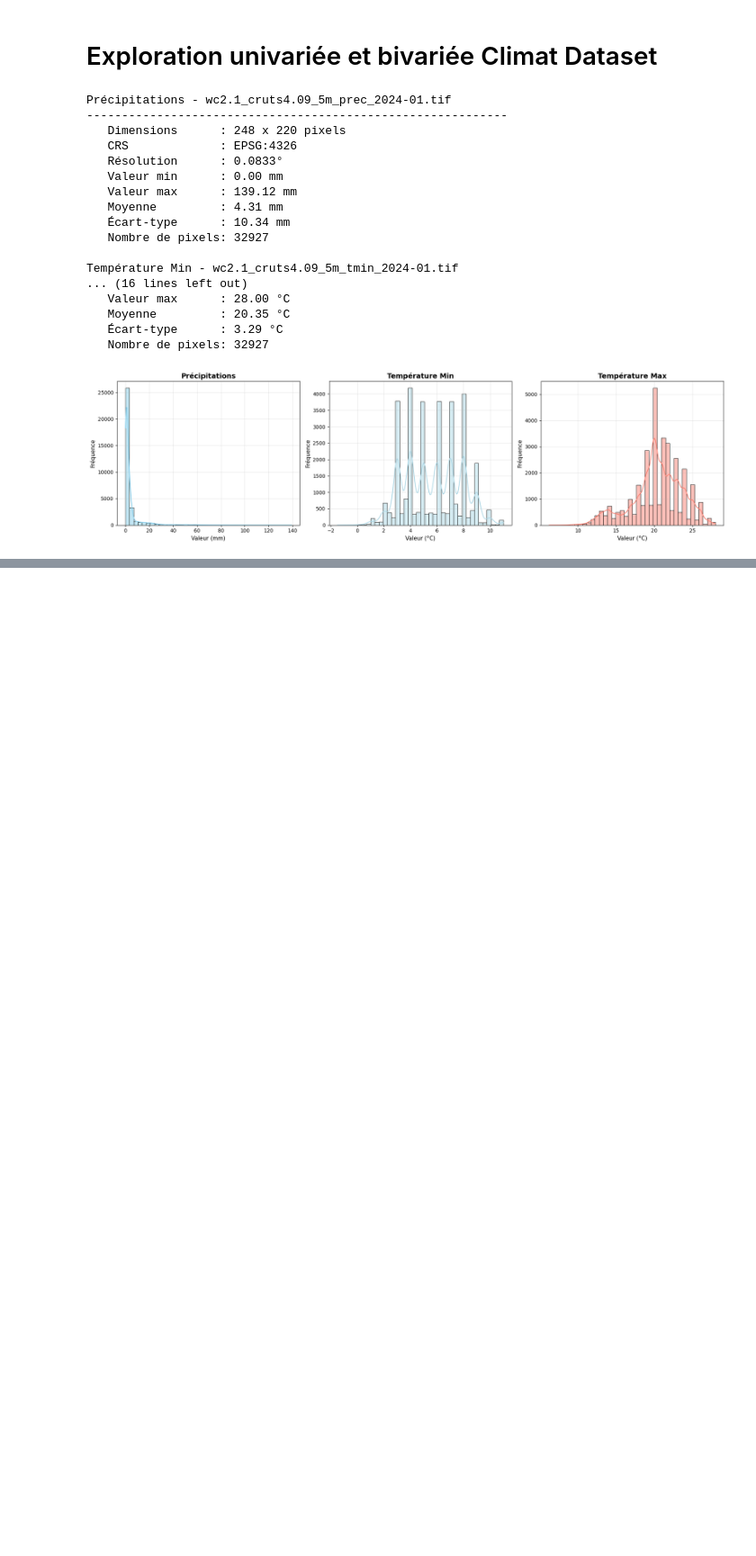
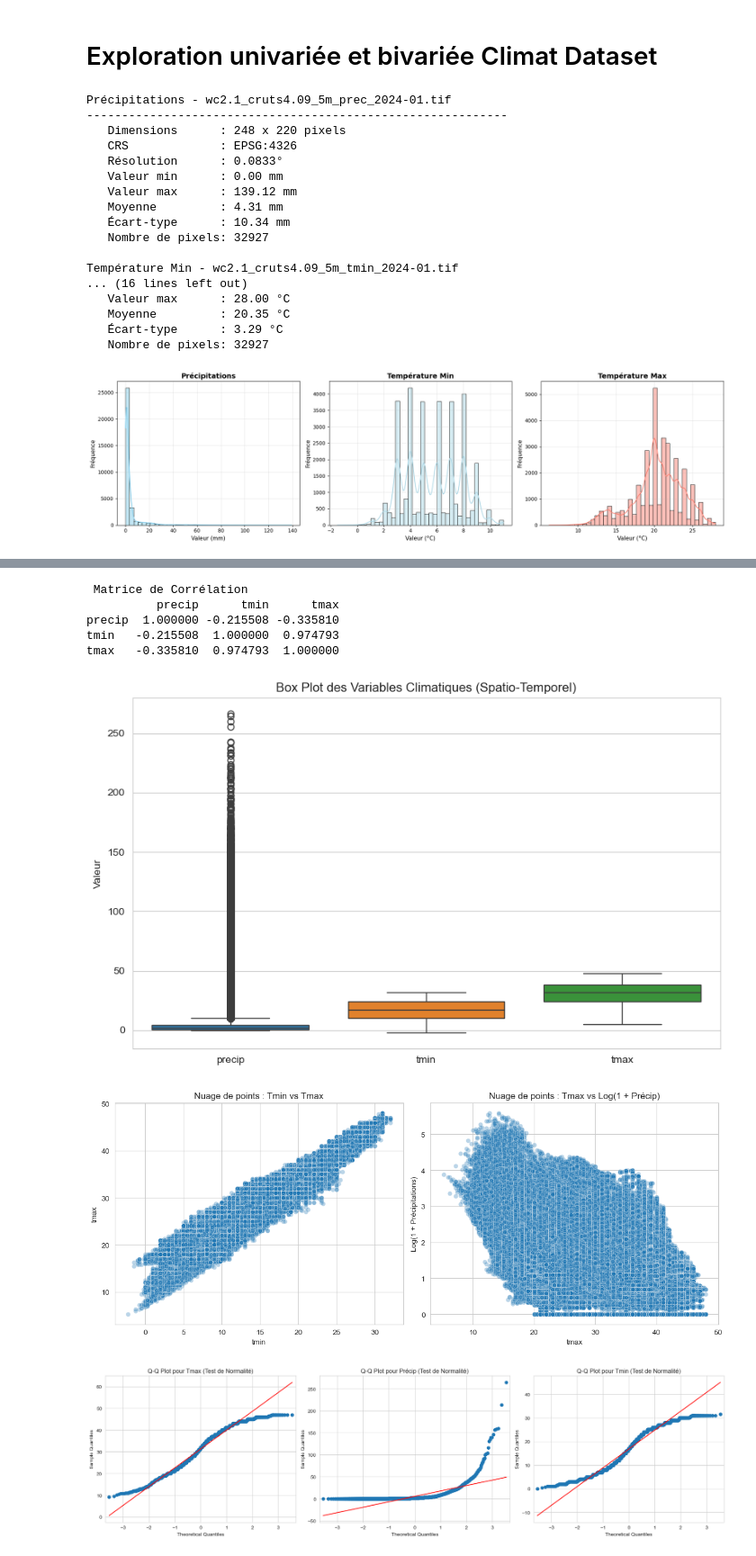
Before and after one commit to MohamedRamzi9/Data-Mining-Project, a Jupyter notebook: data_processing/Climat.ipynb, the cells around one changed output, grey strips where cells are left out. Shown at 90% size. Cells and saved outputs as stored; diff of their text form; code cells hidden in the pictures; blank space fills up the shorter version.

```diff
--- a/data_processing/Climat.ipynb
+++ b/data_processing/Climat.ipynb
@@ -307,0 +246,70 @@ NameError: name 'stats' is not defined
+# %%
+print("\n Matrice de Corrélation ")
+print(correlation_matrix)
+# %% [output]
+ Matrice de Corrélation
+          precip      tmin      tmax
+precip  1.000000 -0.215508 -0.335810
+tmin   -0.215508  1.000000  0.974793
+tmax   -0.335810  0.974793  1.000000
+# %%
+import matplotlib.pyplot as plt
+import seaborn as sns
+import statsmodels.api as sm # Nécessaire pour les Q-Q Plots
+
+
+# Configuration de base
+sns.set_style("whitegrid")
+
+# --- 1. Box Plots (Univarié) ---
+plt.figure(figsize=(10, 6))
+sns.boxplot(data=df_climat_flat[['precip', 'tmin', 'tmax']])
+plt.title('Box Plot des Variables Climatiques (Spatio-Temporel)')
+plt.ylabel('Valeur')
+plt.show()
+
+# --- 2. Scatter Plots (Bivarié) ---
+plt.figure(figsize=(12, 5))
+
+# Scatter Plot Tmin vs Tmax
+plt.subplot(1, 2, 1)
+sns.scatterplot(x='tmin', y='tmax', data=df_climat_flat, alpha=0.3)
+plt.title('Nuage de points : Tmin vs Tmax')
+
+# Scatter Plot Précip vs Tmax (utiliser une échelle log pour la précipitation)
+# Ajouter une petite constante pour éviter log(0)
+epsilon = 0.01
+plt.subplot(1, 2, 2)
+sns.scatterplot(x='tmax', y=np.log1p(df_climat_flat['precip']), data=df_climat_flat, alpha=0.3)
+plt.title('Nuage de points : Tmax vs Log(1 + Précip)')
+plt.ylabel('Log(1 + Précipitations)')
+
+plt.tight_layout()
+plt.show()
+
+
+# --- 3. Q-Q Plots = ---
+
+plt.figure(figsize=(18, 5))
+
+# Q-Q Plot pour Tmax
+plt.subplot(1, 3, 1)
+sm.qqplot(df_climat_flat['tmax'].sample(5000), line='s', ax=plt.gca())
+plt.title('Q-Q Plot pour Tmax (Test de Normalité)')
+
+# Q-Q Plot pour Précip
+plt.subplot(1, 3, 2)
+sm.qqplot(df_climat_flat['precip'].sample(5000), line='s', ax=plt.gca())
+plt.title('Q-Q Plot pour Précip (Test de Normalité)')
+
+# Q-Q Plot pour Tmin
+plt.subplot(1, 3, 3)
+sm.qqplot(df_climat_flat['tmin'].sample(5000), line='s', ax=plt.gca())
+plt.title('Q-Q Plot pour Tmin (Test de Normalité)')
+
+plt.tight_layout()
+plt.show()
+# %% [output]
+[figure, added]
+[figure, added]
+[figure, added]
```
Also changed, not shown: parts of 7 cells of this notebook, 3 other files.
